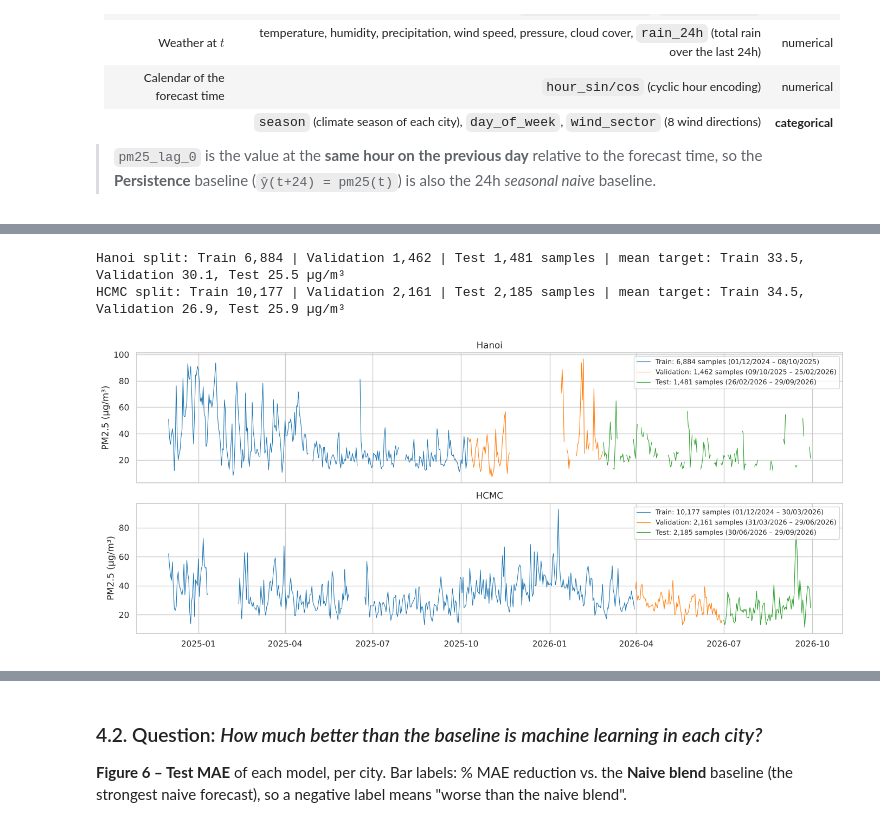
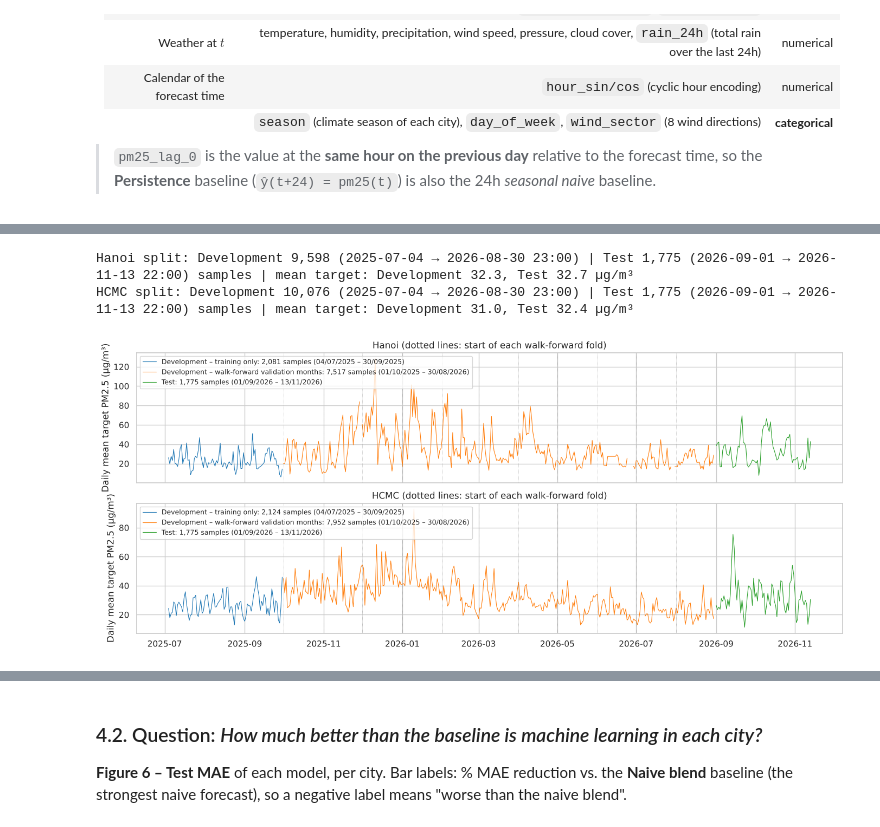
Before and after one commit to perckgg/NTLT, a Jupyter notebook: 03_TimeSeries/result/03_TimeSeries_Air_Quality_executed.ipynb, the cells around one changed output, grey strips where cells are left out. Cells and saved outputs as stored; diff of their text form; code cells hidden in the pictures.

```diff
--- a/03_TimeSeries/result/03_TimeSeries_Air_Quality_executed.ipynb
+++ b/03_TimeSeries/result/03_TimeSeries_Air_Quality_executed.ipynb
@@ -87,18 +97,25 @@ CITY_FILES = {'Hanoi': 'air_quality_hanoi.csv', 'HCMC': 'air_quality_hcmc.csv'}
 LOCAL_DIRS = ['data/timeseries', '../data/timeseries', '/content/data/timeseries', '/content']
 
 
-def load_city_data(filename):
+def load_csv(filename, parse_dates=('datetime',)):
+    """Read a CSV from the first local folder that has it, otherwise from GitHub."""
     for d in LOCAL_DIRS:
         path = os.path.join(d, filename)
         if os.path.exists(path):
-            return pd.read_csv(path, parse_dates=['datetime'])
-    return pd.read_csv(f'{GITHUB_RAW_BASE}/{filename}', parse_dates=['datetime'])
+            return pd.read_csv(path, parse_dates=list(parse_dates))
+    return pd.read_csv(f'{GITHUB_RAW_BASE}/{filename}', parse_dates=list(parse_dates))
 
 
-raw = {city: load_city_data(f).set_index('datetime').sort_index().assign(city=city)
+raw = {city: load_csv(f).set_index('datetime').sort_index().assign(city=city)
        for city, f in CITY_FILES.items()}
 for city, df in raw.items():
     print(f'{city}: {df.shape[0]:,} rows × {df.shape[1]} columns | '
-          f'{df.index.min():%Y-%m-%d} → {df.index.max():%Y-%m-%d} | PM2.5 source: {", ".join(df.pm25_source.unique())}')
+          f'{df.index.min():%Y-%m-%d %H:%M} → {df.index.max():%Y-%m-%d %H:%M} '
+          f'({(df.index.max() - df.index.min()).days + 1} days) | station: {", ".join(df.station.unique())} | '
+          f'PM2.5 source: {", ".join(df.pm25_source.unique())}')
+
+coverage = load_csv('station_coverage.csv', parse_dates=('first', 'last'))
+print('\nCandidate stations over the same period (output of scripts/check_station_coverage.py):')
+display(coverage)
 raw['Hanoi'].head()
 # %% [output]
@@ -575,29 +597,56 @@ An extra `HORIZON` = 24 hours is dropped before each boundary so that the **targ
 # %%
-def time_split(d, train_frac=0.70, val_frac=0.15, gap_hours=HORIZON):
-    n = len(d)
-    t1, t2 = d.index[int(n * train_frac)], d.index[int(n * (train_frac + val_frac))]
-    gap = pd.Timedelta(hours=gap_hours)
-    train = d[d.index < t1 - gap]
-    val = d[(d.index >= t1) & (d.index < t2 - gap)]
-    test = d[d.index >= t2]
-    return train, val, test
+TEST_START = pd.Timestamp('2026-09-01')
+WALK_FORWARD_MONTHS = pd.period_range('2025-10', '2026-08', freq='M')
 
 
-splits = {city: time_split(d) for city, d in datasets.items()}
+def dev_test_split(d, test_start=TEST_START, gap_hours=HORIZON):
+    """Development = samples whose target is measured before test_start; Test = samples issued from test_start."""
+    dev = d[d.index < test_start - pd.Timedelta(hours=gap_hours)]
+    test = d[d.index >= test_start]
+    return dev, test
+
+
+def walk_forward_folds(dev, months=WALK_FORWARD_MONTHS, gap_hours=HORIZON):
+    """For each month m: (m, train = samples whose target is known before m starts, val = samples issued in m)."""
+    folds = []
+    for m in months:
+        start, end = m.start_time, (m + 1).start_time
+        train = dev[dev.index < start - pd.Timedelta(hours=gap_hours)]
+        val = dev[(dev.index >= start) & (dev.index < end)]
+        folds.append((m, train, val))
+    return folds
+
+
+splits = {city: dev_test_split(d) for city, d in datasets.items()}
 
 fig, axes = plt.subplots(2, 1, figsize=(14, 6), sharex=True)
-for ax, (city, (tr, va, te)) in zip(axes, splits.items()):
-    for part, name, color in [(tr, 'Train', 'tab:blue'), (va, 'Validation', 'tab:orange'), (te, 'Test', 'tab:green')]:
+for ax, (city, (dev, te)) in zip(axes, splits.items()):
+    pre_wf = dev[dev.index < WALK_FORWARD_MONTHS[0].start_time]
+    wf = dev[dev.index >= WALK_FORWARD_MONTHS[0].start_time]
+    for part, name, color in [(pre_wf, 'Development – training only', 'tab:blue'),
+                              (wf, 'Development – walk-forward validation months', 'tab:orange'),
+                              (te, 'Test', 'tab:green')]:
         daily = part[TARGET].resample('D').mean()
         ax.plot(daily.index, daily, color=color, lw=0.8,
                 label=f'{name}: {len(part):,} samples ({part.index.min():%d/%m/%Y} – {part.index.max():%d/%m/%Y})')
-    ax.set(title=city, ylabel='PM2.5 (µg/m³)')
-    ax.legend(loc='upper right', fontsize=9)
-    print(f'{city} split: Train {len(tr):,} | Validation {len(va):,} | Test {len(te):,} samples | '
-          f'mean target: Train {tr[TARGET].mean():.1f}, Validation {va[TARGET].mean():.1f}, Test {te[TARGET].mean():.1f} µg/m³')
+    for m in WALK_FORWARD_MONTHS:
+        ax.axvline(m.start_time, color='gray', lw=0.5, ls=':')
+    ax.set(title=f'{city} (dotted lines: start of each walk-forward fold)', ylabel='Daily mean target PM2.5 (µg/m³)')
+    ax.legend(loc='upper left', fontsize=9)
+    print(f'{city} split: Development {len(dev):,} ({dev.index.min():%Y-%m-%d} → {dev.index.max():%Y-%m-%d %H:%M}) | '
+          f'Test {len(te):,} ({te.index.min():%Y-%m-%d} → {te.index.max():%Y-%m-%d %H:%M}) samples | '
+          f'mean target: Development {dev[TARGET].mean():.1f}, Test {te[TARGET].mean():.1f} µg/m³')
 plt.tight_layout()
 plt.show()
+
+rows = []
+for city, (dev, te) in splits.items():
+    for m, tr, va in walk_forward_folds(dev):
+        rows.append({'city': city, 'month': str(m), 'train': len(tr), 'validation': len(va)})
+fold_sizes = pd.DataFrame(rows).pivot(index='month', columns='city', values=['train', 'validation'])
+print('Walk-forward folds: number of samples in the training window and in the validation month')
+display(fold_sizes)
 # %% [output]
-Hanoi split: Train 6,884 | Validation 1,462 | Test 1,481 samples | mean target: Train 33.5, Validation 30.1, Test 25.5 µg/m³
-HCMC split: Train 10,177 | Validation 2,161 | Test 2,185 samples | mean target: Train 34.5, Validation 26.9, Test 25.9 µg/m³
+Hanoi split: Development 9,598 (2025-07-04 → 2026-08-30 23:00) | Test 1,775 (2026-09-01 → 2026-11-13 22:00) samples | mean target: Development 32.3, Test 32.7 µg/m³
+HCMC split: Development 10,076 (2025-07-04 → 2026-08-30 23:00) | Test 1,775 (2026-09-01 → 2026-11-13 22:00) samples | mean target: Development 31.0, Test 32.4 µg/m³
-[figure, old version]
+[figure, new version]
```
Also changed, not shown: parts of 61 cells of this notebook, 6 other files.
